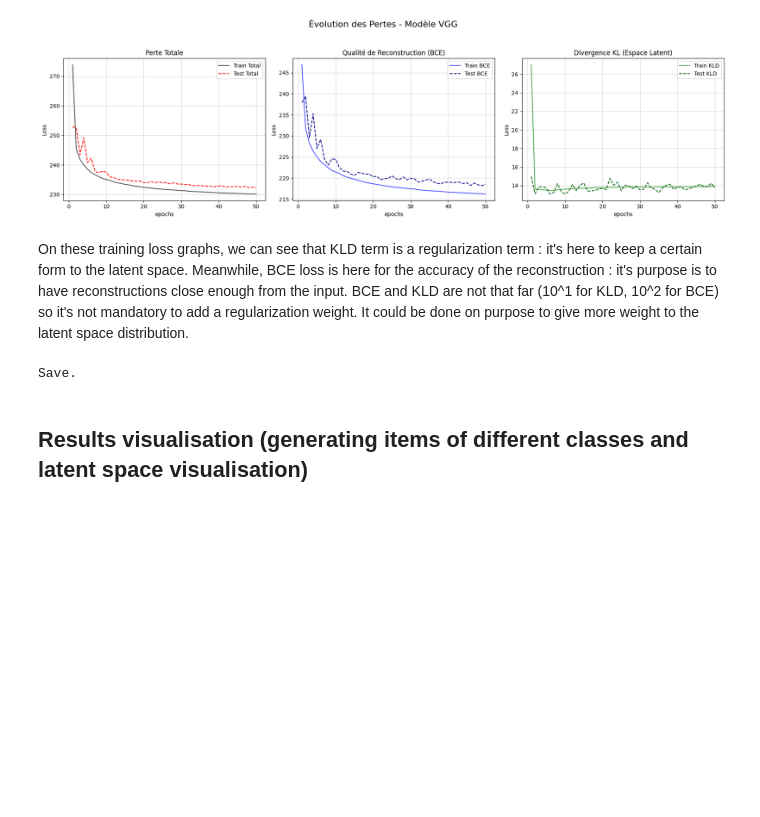
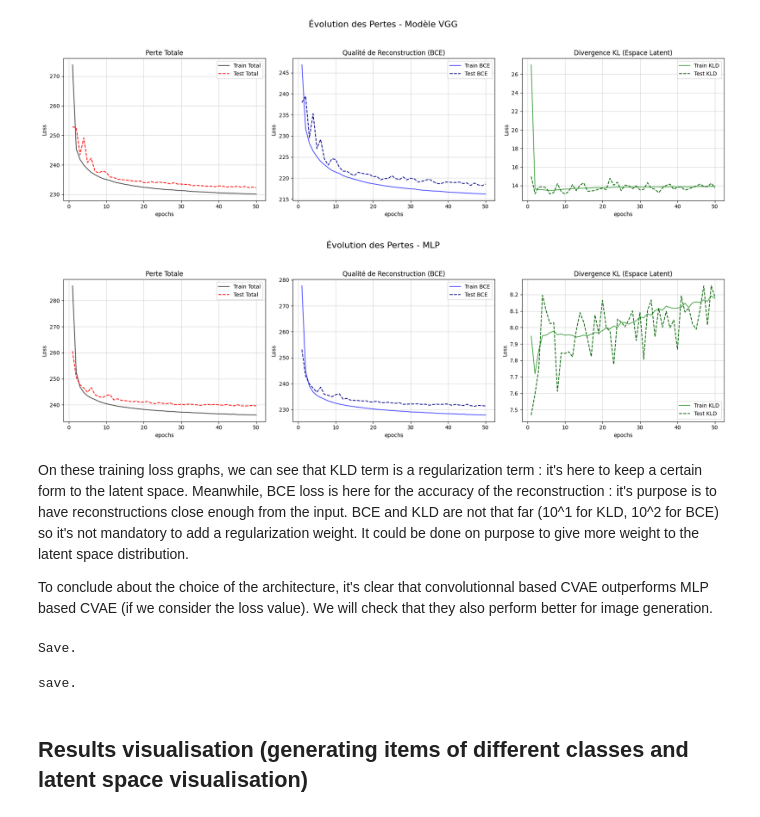
Before and after one commit to guillaume-joffre/project-hddl-segmentation, a Jupyter notebook: cvae.ipynb, the cells around one changed output. Saved outputs shown, nothing was run; the diff lists cells and outputs as text; code cells hidden in the pictures; blank space fills up the shorter version.

```diff
--- a/cvae.ipynb
+++ b/cvae.ipynb
@@ -502,0 +586,4 @@ Epoch 50/50
+# %%
+model_mlp = MLPCVAE(input_dim=784).to(DEVICE)
+opt_mlp = torch.optim.Adam(model_mlp.parameters(), lr=1e-3)
+history_mlp = {'total': [], 'bce': [], 'kld': [], 'test_total': [], 'test_bce': [], 'test_kld': []}
@@ -550,14 +669,25 @@ plot_single_model_losses(history_vgg, "Modèle VGG")
 # %% [output]
 [figure]
 [figure]
+# %%
+plot_single_model_losses(history_mlp, "MLP")
+# %% [output]
+[figure, added]
 # %% [markdown]
 On these training loss graphs, we can see that KLD term is a regularization term : it's here to keep a certain form to the latent space. Meanwhile, BCE loss is here for the accuracy of the reconstruction : it's purpose is to have reconstructions close enough from the input. BCE and KLD are not that far (10^1 for KLD, 10^2 for BCE) so it's not mandatory to add a regularization weight. It could be done on purpose to give more weight to the latent space distribution.
+
+To conclude about the choice of the architecture, it's clear that convolutionnal based CVAE outperforms MLP based CVAE (if we consider the loss value). We will check that they also perform better for image generation.
 # %%
 torch.save(model_simple.state_dict(), "CVAE_simple_50ep.pth")
 torch.save(model_vgg.state_dict(), "CVAE_VGGlike_50ep.pth")
 print("Save.")
 # %% [output]
 Save.
+# %%
+torch.save(model_mlp.state_dict(), "CVAE_MLP_50ep.pth" )
+print("save.")
+# %% [output]
+save.
 # %%
 # model = ConditionalVAE()
 # model.load_state_dict(torch.load(CVAE_simple.pth))
```
Also changed, not shown: parts of 15 cells of this notebook, 1 other file.
